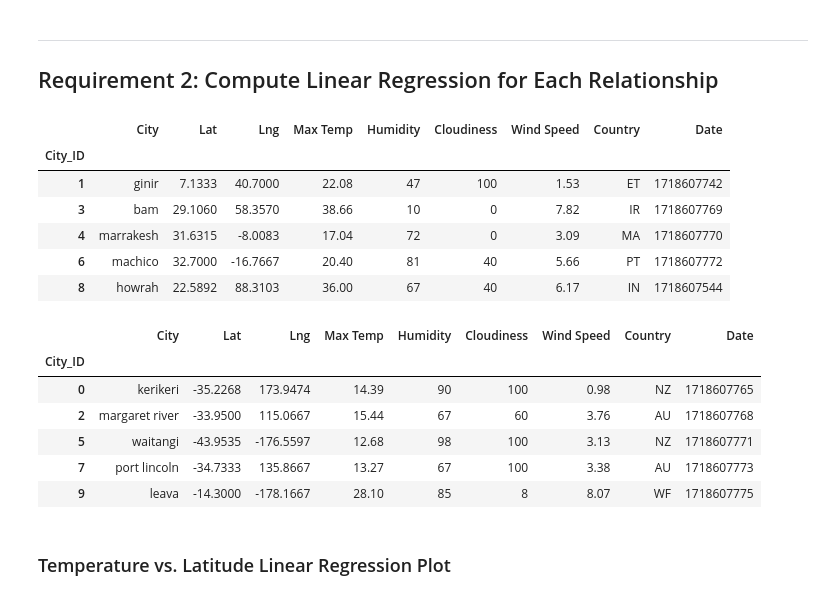
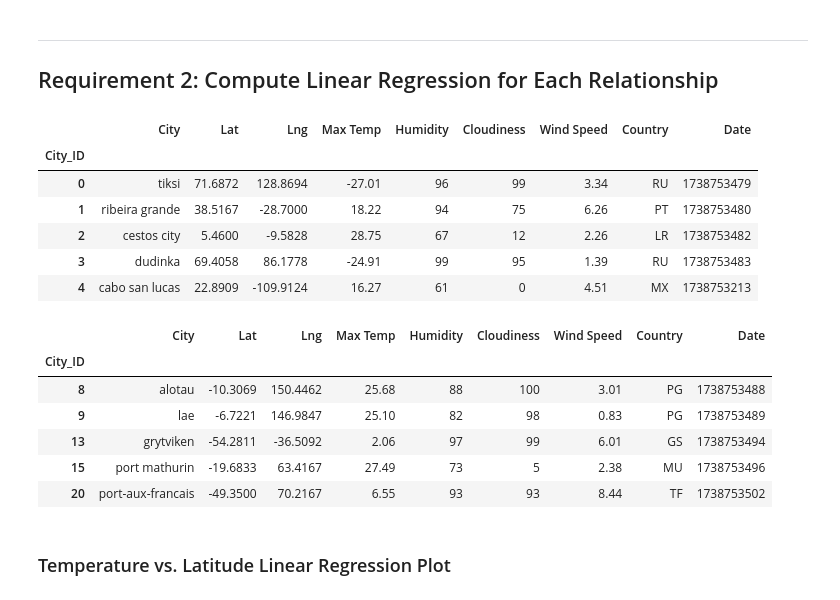
Before and after one commit to AllyEveslage/Python-API-Challenge, a Jupyter notebook: WeatherPy/WeatherPy.ipynb, the cells around one changed output. Saved outputs shown, nothing was run; the diff lists cells and outputs as text; code cells hidden in the pictures.

```diff
--- a/WeatherPy/WeatherPy.ipynb
+++ b/WeatherPy/WeatherPy.ipynb
@@ -261,30 +300,30 @@ plt.show()
 # %%
 # Create a DataFrame with the Northern Hemisphere data (Latitude >= 0)
-# YOUR CODE HERE
+northern_hemi_df = city_data_df.loc[pd.to_numeric(city_data_df["Lat"]) > 0, :]
 
 # Display sample data
 northern_hemi_df.head()
 # %% [output]
 |  | City | Lat | Lng | Max Temp | Humidity | Cloudiness | Wind Speed | Country | Date |
 | City_ID |  |  |  |  |  |  |  |  |  |
-| 1 | ginir | 7.1333 | 40.7000 | 22.08 | 47 | 100 | 1.53 | ET | 1718607742 |
-| 3 | bam | 29.1060 | 58.3570 | 38.66 | 10 | 0 | 7.82 | IR | 1718607769 |
-| 4 | marrakesh | 31.6315 | -8.0083 | 17.04 | 72 | 0 | 3.09 | MA | 1718607770 |
-| 6 | machico | 32.7000 | -16.7667 | 20.40 | 81 | 40 | 5.66 | PT | 1718607772 |
-| 8 | howrah | 22.5892 | 88.3103 | 36.00 | 67 | 40 | 6.17 | IN | 1718607544 |
+| 0 | tiksi | 71.6872 | 128.8694 | -27.01 | 96 | 99 | 3.34 | RU | 1738753479 |
+| 1 | ribeira grande | 38.5167 | -28.7000 | 18.22 | 94 | 75 | 6.26 | PT | 1738753480 |
+| 2 | cestos city | 5.4600 | -9.5828 | 28.75 | 67 | 12 | 2.26 | LR | 1738753482 |
+| 3 | dudinka | 69.4058 | 86.1778 | -24.91 | 99 | 95 | 1.39 | RU | 1738753483 |
+| 4 | cabo san lucas | 22.8909 | -109.9124 | 16.27 | 61 | 0 | 4.51 | MX | 1738753213 |
 # %%
 # Create a DataFrame with the Southern Hemisphere data (Latitude < 0)
-# YOUR CODE HERE
+southern_hemi_df = city_data_df.loc[pd.to_numeric(city_data_df["Lat"]) < 0, :]
 
 # Display sample data
 southern_hemi_df.head()
 # %% [output]
 |  | City | Lat | Lng | Max Temp | Humidity | Cloudiness | Wind Speed | Country | Date |
 | City_ID |  |  |  |  |  |  |  |  |  |
-| 0 | kerikeri | -35.2268 | 173.9474 | 14.39 | 90 | 100 | 0.98 | NZ | 1718607765 |
-| 2 | margaret river | -33.9500 | 115.0667 | 15.44 | 67 | 60 | 3.76 | AU | 1718607768 |
-| 5 | waitangi | -43.9535 | -176.5597 | 12.68 | 98 | 100 | 3.13 | NZ | 1718607771 |
-| 7 | port lincoln | -34.7333 | 135.8667 | 13.27 | 67 | 100 | 3.38 | AU | 1718607773 |
-| 9 | leava | -14.3000 | -178.1667 | 28.10 | 85 | 8 | 8.07 | WF | 1718607775 |
+| 8 | alotau | -10.3069 | 150.4462 | 25.68 | 88 | 100 | 3.01 | PG | 1738753488 |
+| 9 | lae | -6.7221 | 146.9847 | 25.10 | 82 | 98 | 0.83 | PG | 1738753489 |
+| 13 | grytviken | -54.2811 | -36.5092 | 2.06 | 97 | 99 | 6.01 | GS | 1738753494 |
+| 15 | port mathurin | -19.6833 | 63.4167 | 27.49 | 73 | 5 | 2.38 | MU | 1738753496 |
+| 20 | port-aux-francais | -49.3500 | 70.2167 | 6.55 | 93 | 93 | 8.44 | TF | 1738753502 |
 # %% [markdown]
 ###  Temperature vs. Latitude Linear Regression Plot
```
Also changed, not shown: parts of 37 cells of this notebook, 9 other files.
